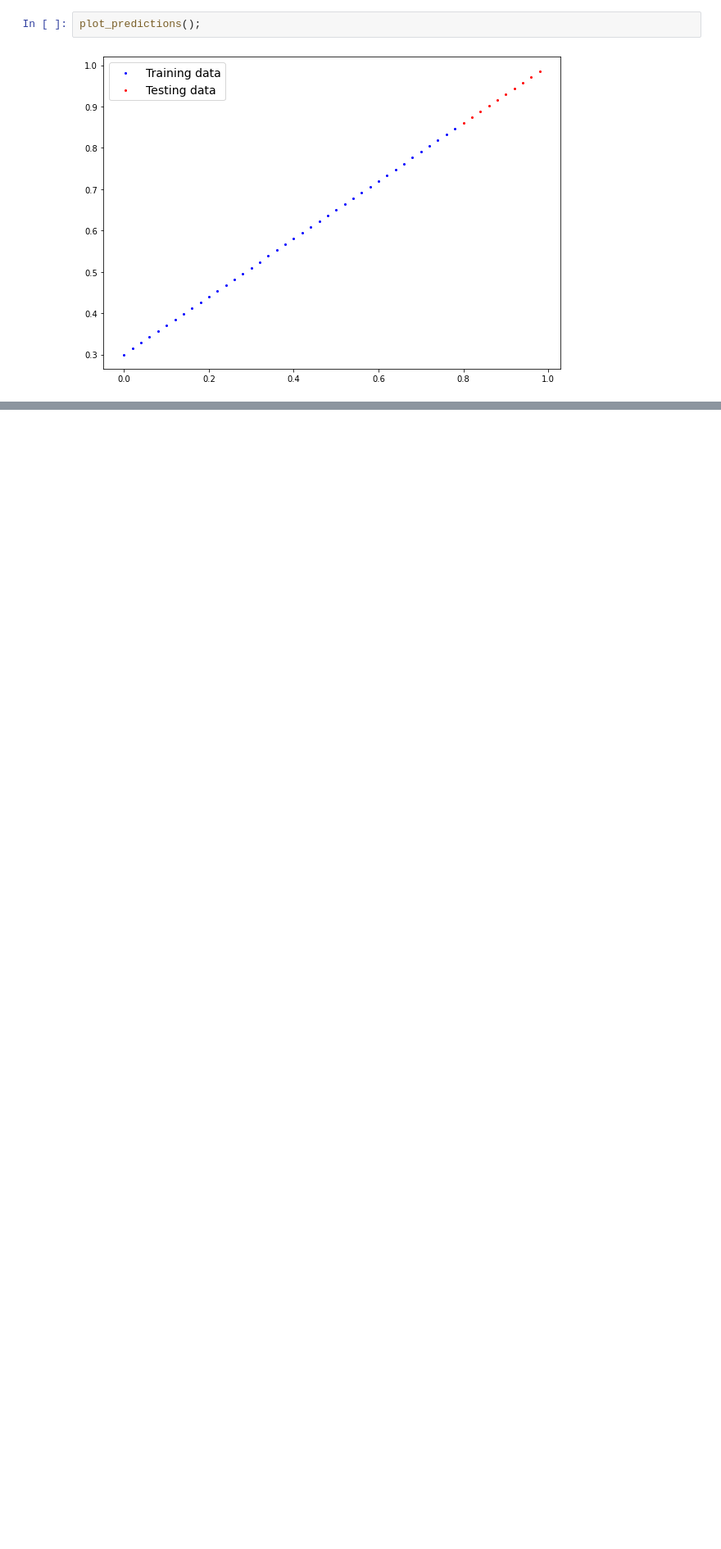
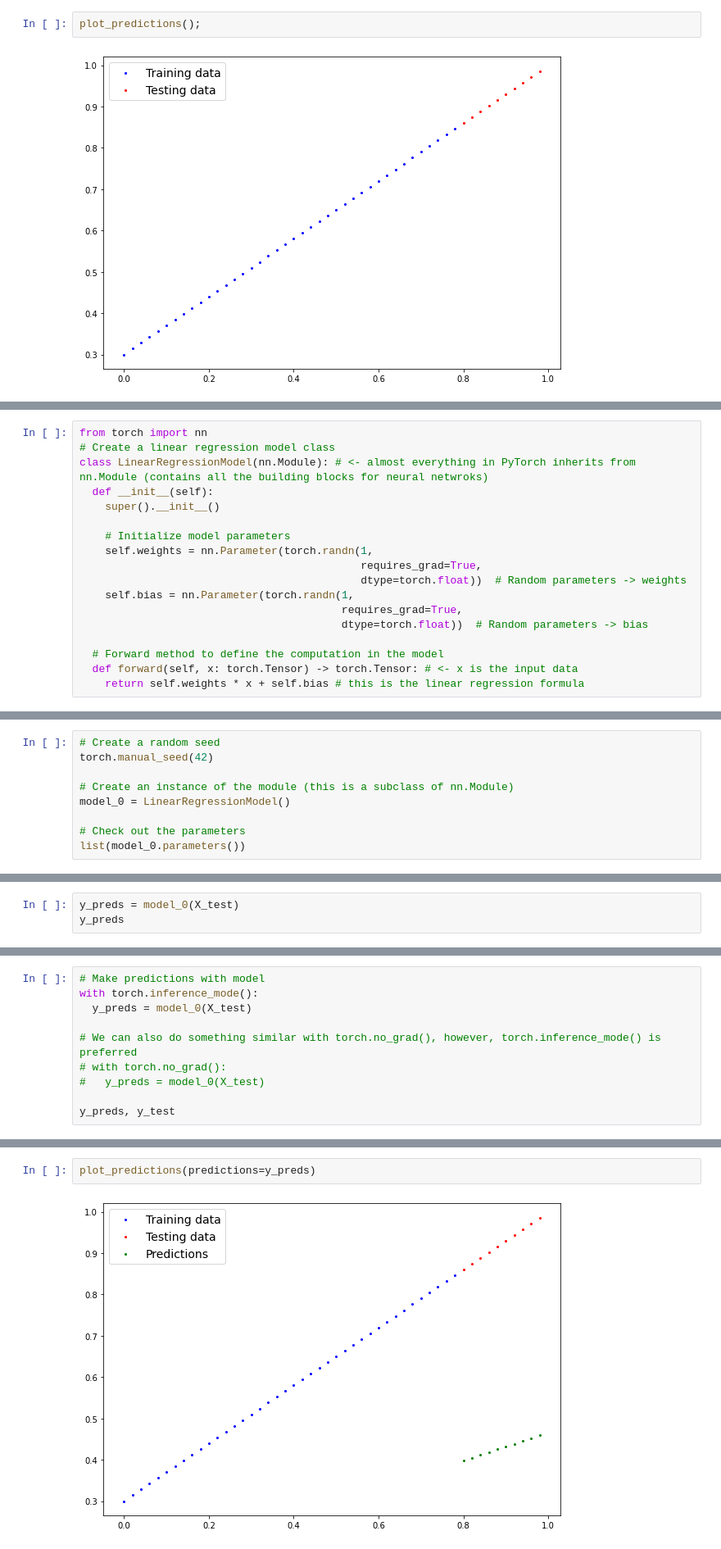
Before and after one commit to Amit-Ramrakhyani/PyTorch-Notebooks, a Jupyter notebook: 01_pytorch_workflow.ipynb, the cells around one changed output, grey strips where cells are left out. Shown at 82% size. Saved outputs shown, nothing was run; the diff lists cells and outputs as text; blank space fills up the shorter version.

Commit message:
Updated 01_pytorch_workflow.ipynb - Build a model and a training loop

```diff
--- a/01_pytorch_workflow.ipynb
+++ b/01_pytorch_workflow.ipynb
@@ -130,0 +149,18 @@ plot_predictions();
+# %%
+from torch import nn
+# Create a linear regression model class
+class LinearRegressionModel(nn.Module): # <- almost everything in PyTorch inherits from nn.Module (contains all the building blocks for neural netwroks)
+  def __init__(self):
+    super().__init__()
+
+    # Initialize model parameters
+    self.weights = nn.Parameter(torch.randn(1,
+                                            requires_grad=True,
+                                            dtype=torch.float))  # Random parameters -> weights
+    self.bias = nn.Parameter(torch.randn(1,
+                                         requires_grad=True,
+                                         dtype=torch.float))  # Random parameters -> bias
+
+  # Forward method to define the computation in the model
+  def forward(self, x: torch.Tensor) -> torch.Tensor: # <- x is the input data
+    return self.weights * x + self.bias # this is the linear regression formula
@@ -130,0 +181,9 @@ plot_predictions();
+# %%
+# Create a random seed
+torch.manual_seed(42)
+
+# Create an instance of the module (this is a subclass of nn.Module)
+model_0 = LinearRegressionModel()
+
+# Check out the parameters
+list(model_0.parameters())
@@ -130,0 +227,3 @@ plot_predictions();
+# %%
+y_preds = model_0(X_test)
+y_preds
@@ -130,0 +241,10 @@ plot_predictions();
+# %%
+# Make predictions with model
+with torch.inference_mode():
+  y_preds = model_0(X_test)
+
+# We can also do something similar with torch.no_grad(), however, torch.inference_mode() is preferred
+# with torch.no_grad():
+#   y_preds = model_0(X_test)
+
+y_preds, y_test
@@ -130,0 +273,4 @@ plot_predictions();
+# %%
+plot_predictions(predictions=y_preds)
+# %% [output]
+[figure, added]
```
Also changed, not shown: parts of 17 cells of this notebook.
